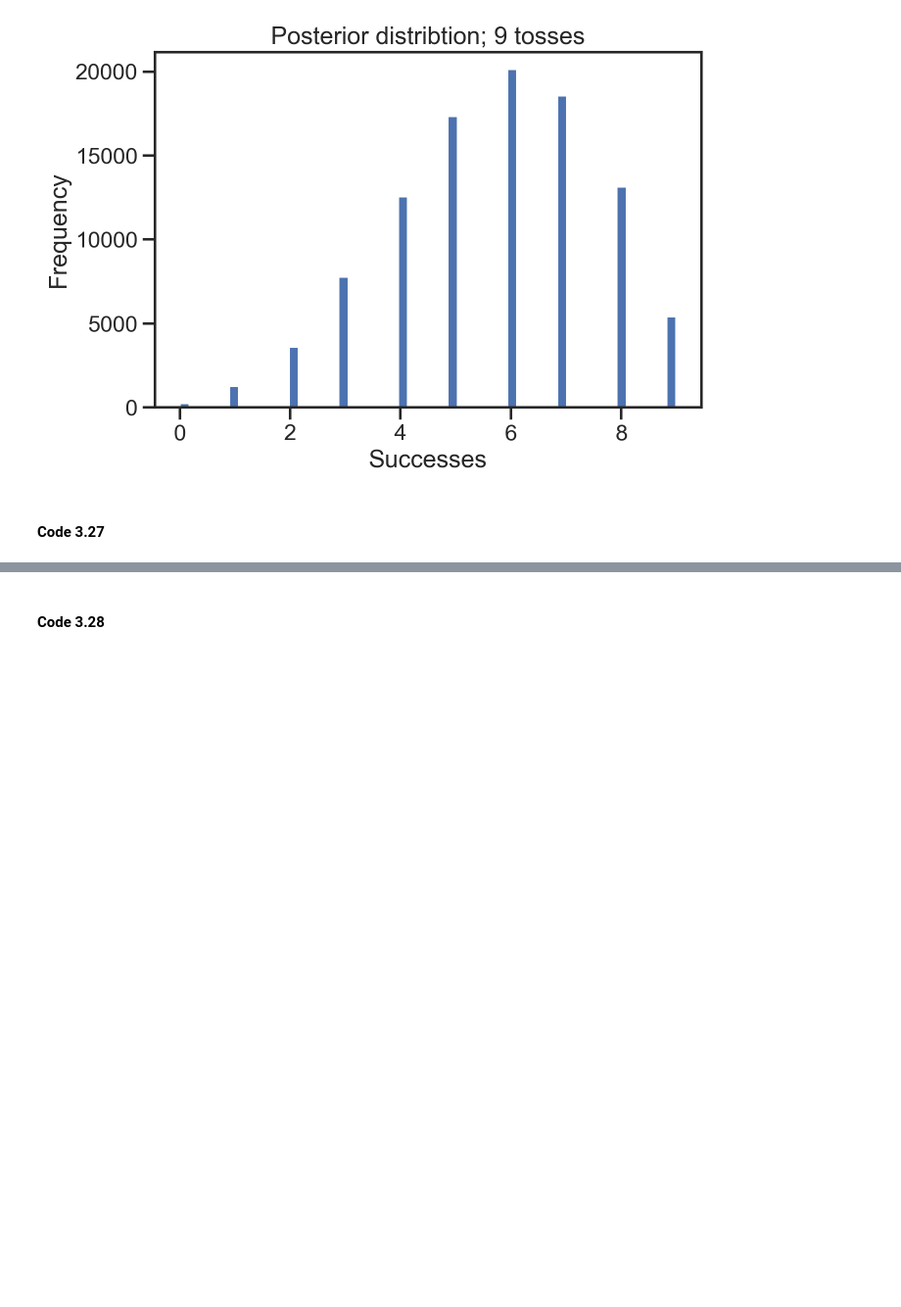
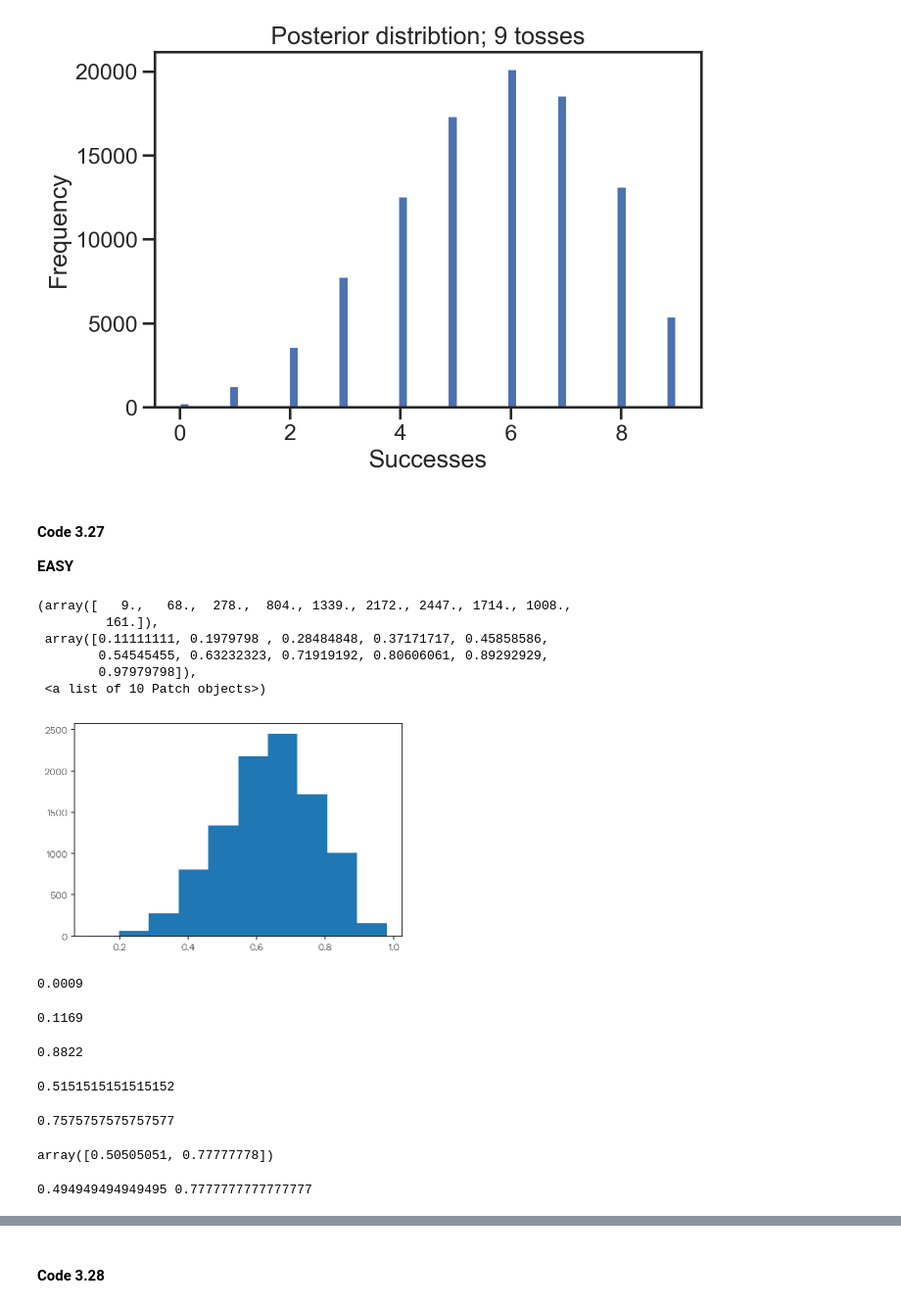
Before and after one commit to josesho/resources, a Jupyter notebook: Rethinking_2/Chp_03.ipynb, the cells around one changed output, grey strips where cells are left out. Shown at 98% size. Drawn from its saved outputs; the diff is of its cells as text; code cells hidden in the pictures; blank space fills up the shorter version.

```diff
--- a/Rethinking_2/Chp_03.ipynb
+++ b/Rethinking_2/Chp_03.ipynb
@@ -276,4 +276,6 @@ Text(0.5, 1.0, 'Posterior distribtion; 9 tosses')
 [figure]
 # %% [markdown]
 #### Code 3.27
+
+**EASY**
 # %%
@@ -282 +287,53 @@ np.random.seed(100)
 samples = np.random.choice(p_grid, p=posterior, size=int(1e4), replace=True)
+# %%
+plt.hist(samples)
+# %% [output]
+(array([   9.,   68.,  278.,  804., 1339., 2172., 2447., 1714., 1008.,
+         161.]),
+ array([0.11111111, 0.1979798 , 0.28484848, 0.37171717, 0.45858586,
+        0.54545455, 0.63232323, 0.71919192, 0.80606061, 0.89292929,
+        0.97979798]),
+ <a list of 10 Patch objects>)
+[figure, added]
+# %%
+# 3E1. How much posterior probability lies below p = 0.2?
+
+sum(samples < 0.2) / len(samples)
+# %% [output]
+0.0009
+# %%
+# 3E2. How much posterior probability lies above p = 0.8?
+
+sum(samples > 0.8) / len(samples)
+# %% [output]
+0.1169
+# %%
+# 3E3. How much posterior probability lies between p = 0.2 and p = 0.8?
+
+sum((samples > 0.2) & (samples < 0.8)) / len(samples)
+# %% [output]
+0.8822
+# %%
+# 3E4. 20% of the posterior probability lies below which value of p?
+
+np.percentile(samples, 20)
+# %% [output]
+0.5151515151515152
+# %%
+# 3E5. 20% of the posterior probability lies above which value of p?
+
+np.percentile(samples, 80)
+# %% [output]
+0.7575757575757577
+# %%
+# 3E6. Which values of p contain the narrowest interval equal to 66% of the posterior probability?
+
+az.hpd(samples, 0.66)
+# %% [output]
+array([0.50505051, 0.77777778])
+# %%
+# 3E7. Which values of p contain 66% of the posterior probability, assuming equal posterior probability both below and above the interval?
+
+print( np.percentile(samples, 17), np.percentile(samples, 83) )
+# %% [output]
+0.494949494949495 0.7777777777777777
```
Also changed, not shown: parts of 17 cells of this notebook.
